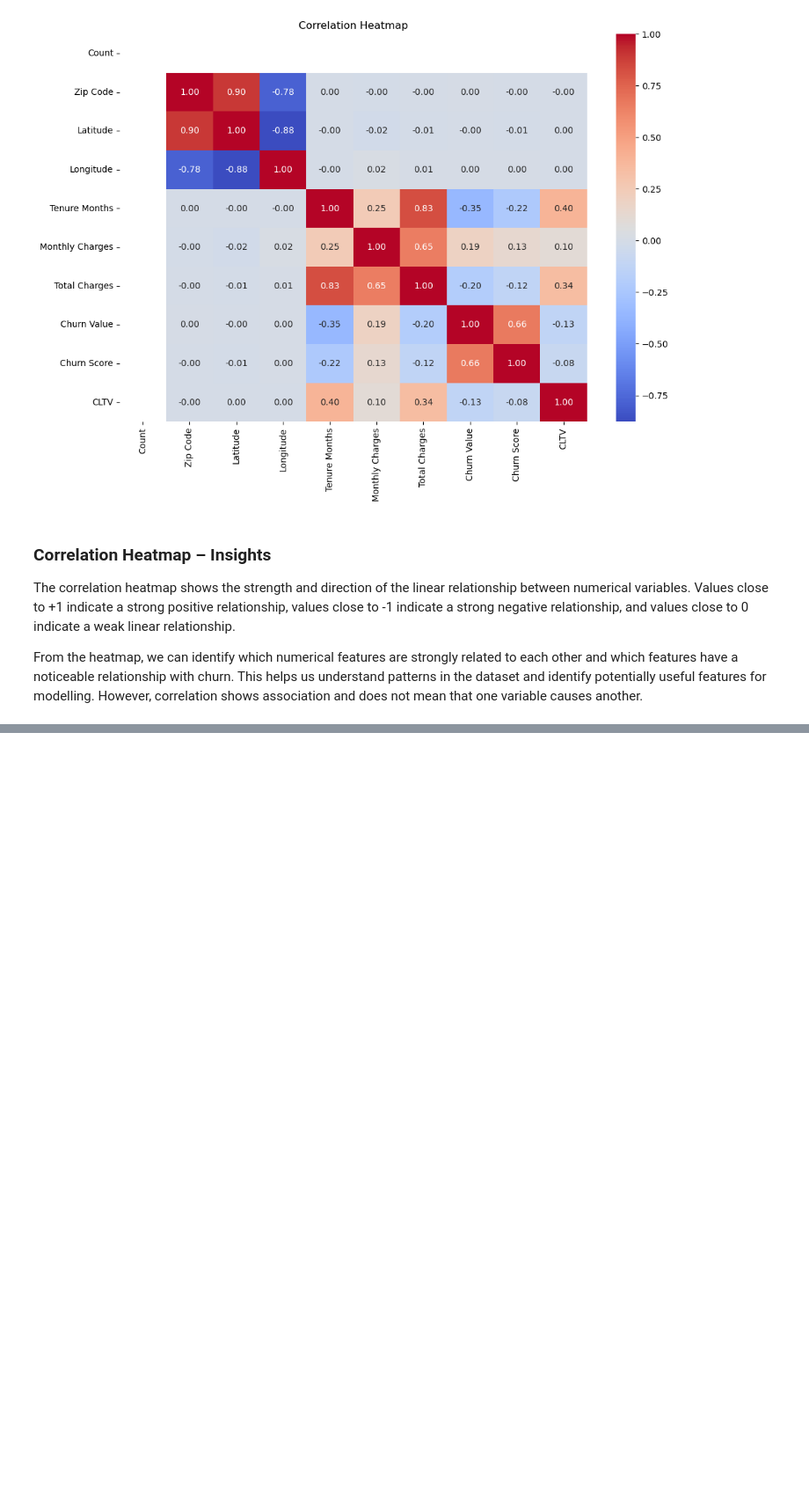
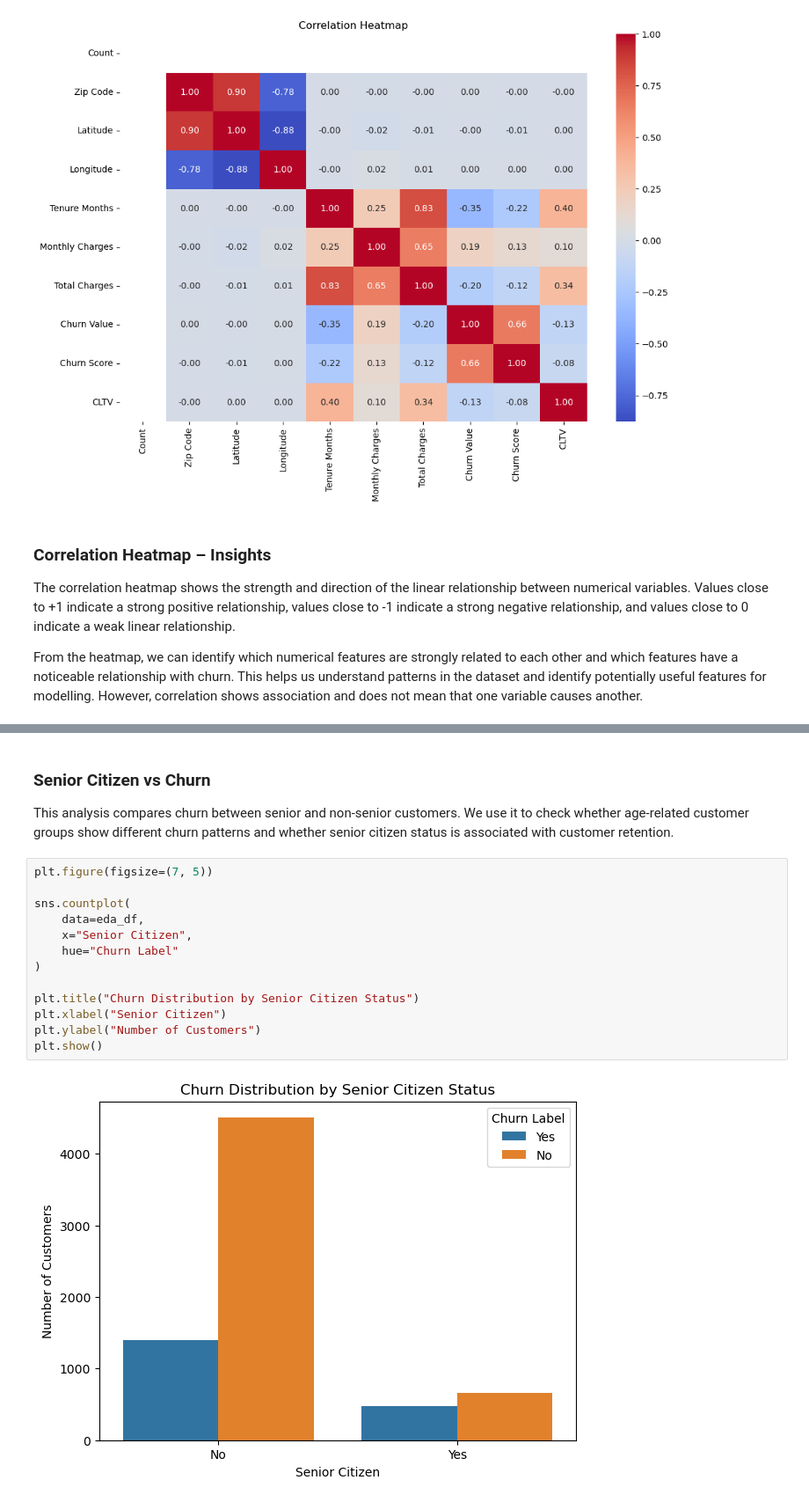
Before and after one commit to RATHICK2951/Data-Analytics---Batch10-, a Jupyter notebook: Notebook/EDA.ipynb, the cells around one changed output, grey strips where cells are left out. Shown at 88% size. Saved outputs shown, nothing was run; the diff lists cells and outputs as text; blank space fills up the shorter version.

```diff
--- a/Notebook/EDA.ipynb
+++ b/Notebook/EDA.ipynb
@@ -391,0 +427,19 @@ From the heatmap, we can identify which numerical features are strongly related
+# %% [markdown]
+### Senior Citizen vs Churn
+
+This analysis compares churn between senior and non-senior customers. We use it to check whether age-related customer groups show different churn patterns and whether senior citizen status is associated with customer retention.
+# %%
+plt.figure(figsize=(7, 5))
+
+sns.countplot(
+    data=eda_df,
+    x="Senior Citizen",
+    hue="Churn Label"
+)
+
+plt.title("Churn Distribution by Senior Citizen Status")
+plt.xlabel("Senior Citizen")
+plt.ylabel("Number of Customers")
+plt.show()
+# %% [output]
+[figure, added]
```
Also changed, not shown: parts of 14 cells of this notebook.
